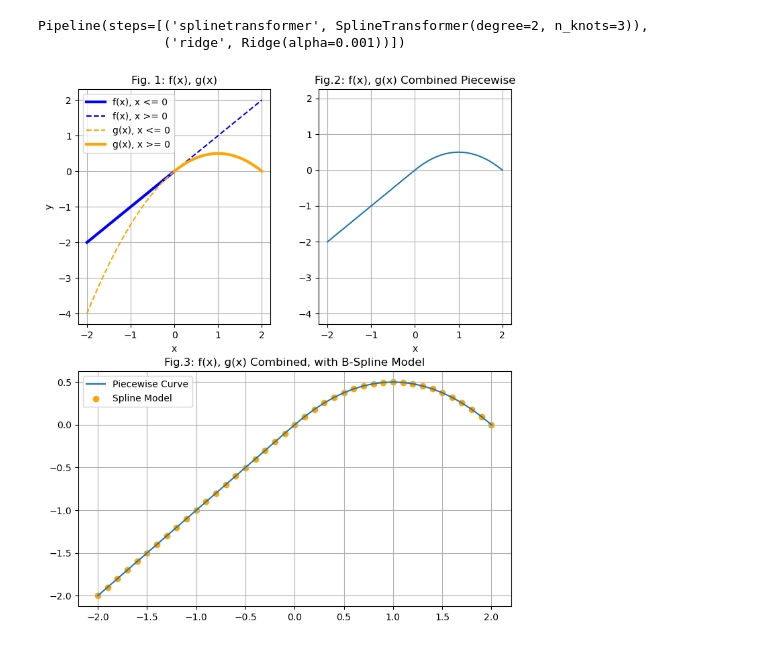
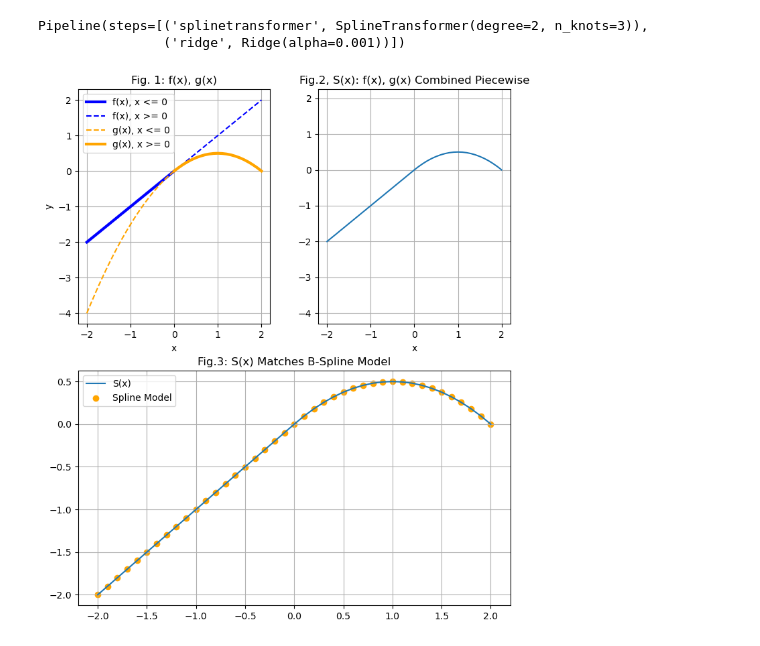
Before and after one commit to drjlevi6/Data-Scientist, a Jupyter notebook: spline-test/spline_test.ipynb, the cells around one changed output. Saved outputs shown, nothing was run; the diff lists cells and outputs as text; code cells hidden in the pictures.

Commit message:
Modify function names, figure titles

```diff
--- a/spline-test/spline_test.ipynb
+++ b/spline-test/spline_test.ipynb
@@ -52,40 +52,41 @@ class matplotlib.gridspec.GridSpec(nrows, ncols, figure=None, left=None,
 bottom=None, right=None, top=None, wspace=None, hspace=None, width_ratios=None,
 height_ratios=None)
 '''
+y_plot = splinemodel.predict(domain.reshape(-1, 1))
 fig = plt.figure(figsize=(15, 10))
 gs = GridSpec(2,2, left=0.05, right=0.48, wspace=0.25)
 
 ax0 = fig.add_subplot(gs[0, 0])
 ax0.plot(domain_neg, fx_neg, color='blue', linewidth=3,
         label='f(x), x <= 0')
 ax0.plot(domain_pos, fx_pos, '--', color='blue',
         label='f(x), x >= 0')
 ax0.plot(domain_neg, gx_neg, '--', color='orange',
         label='g(x), x <= 0')
 ax0.plot(domain_pos, gx_pos, color='orange', linewidth=3,
         label='g(x), x >= 0')
 ax0.grid()
 ax0.legend()
 ax0.set_xlabel('x')
 ax0.set_ylabel('y')
 ax0.set_title('Fig. 1: f(x), g(x)')
 
 ax1 = fig.add_subplot(gs[0, 1])
 ax1.plot(domain, fg_pwise)
 ax1.grid()
 ax1.set_xlabel('x')
 ax1.set_ylim(-4.3, 2.25)
 ax1.set_yticks(np.linspace(-4, 2, 7))
-ax1.set_title('Fig.2: f(x), g(x) Combined Piecewise')
+ax1.set_title('Fig.2, S(x): f(x), g(x) Combined Piecewise')
 
 ax2 = fig.add_subplot(gs[1, :])
 ax2.grid()
-ax2.plot(domain, fg_pwise, label="Piecewise Curve")
+ax2.plot(domain, fg_pwise, label="S(x)")
 ax2.scatter(domain, y_plot, color='orange', label="Spline Model")
 ax2.legend(loc="upper left")
-ax2.set_title("Fig.3: f(x), g(x) Combined, with B-Spline Model")
+ax2.set_title("Fig.3: S(x) Matches B-Spline Model")
 
 plt.savefig('spline-test-' + date_time_string() + '.png')
 plt.show()
 # %% [output]
-[figure, old version]
+[figure, new version]
```
